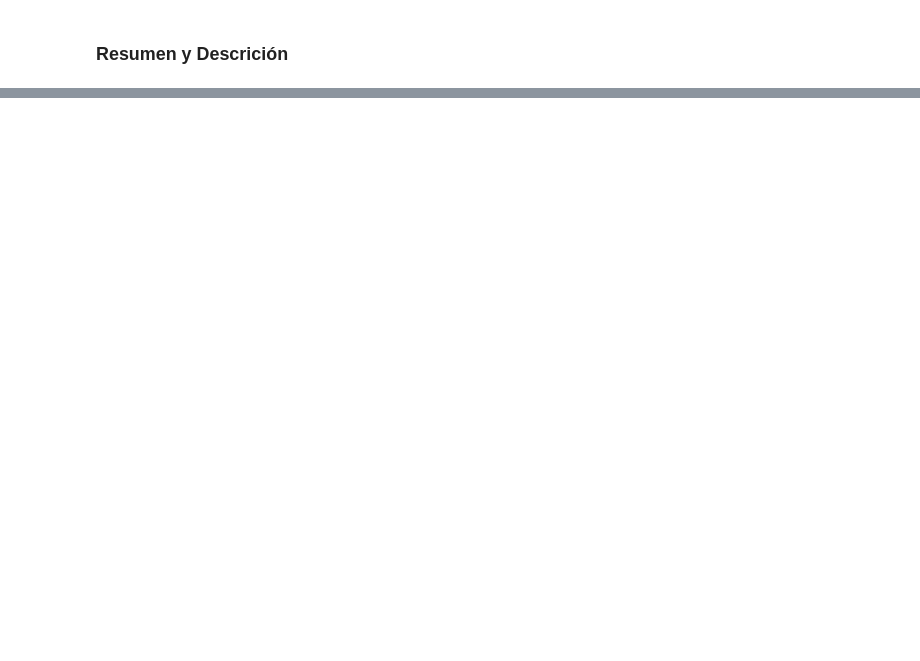
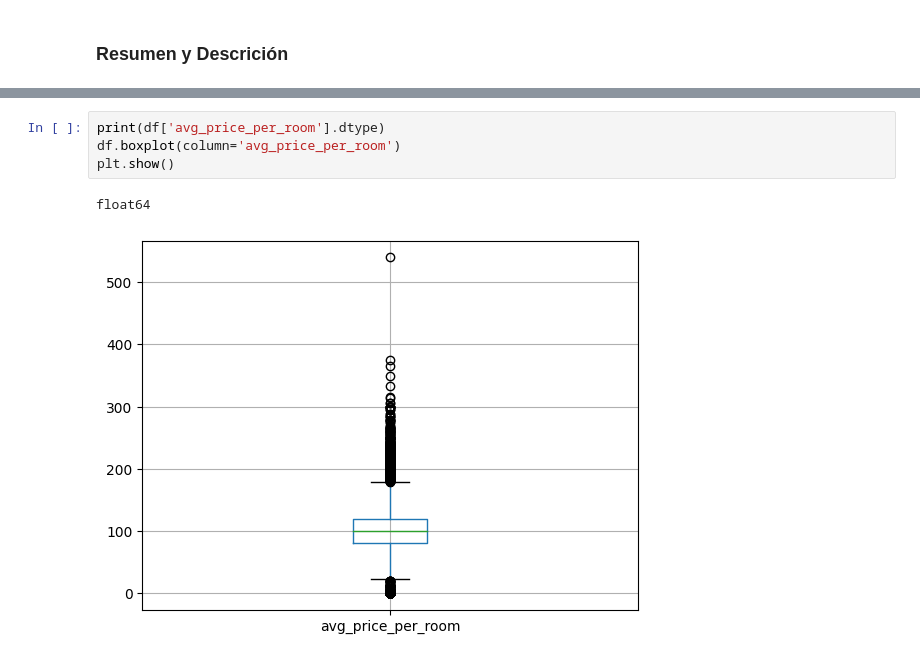
Before and after one commit to AlanSede24/DS1-project, a Jupyter notebook: ProyectoDS_Parte1_SedeAlan.ipynb, the cells around one changed output, grey strips where cells are left out. Drawn from its saved outputs; the diff is of its cells as text; blank space fills up the shorter version.

```diff
--- a/ProyectoDS_Parte1_SedeAlan.ipynb
+++ b/ProyectoDS_Parte1_SedeAlan.ipynb
@@ -44,0 +61,7 @@ memory usage: 283.5+ KB
+# %%
+print(df['avg_price_per_room'].dtype)
+df.boxplot(column='avg_price_per_room')
+plt.show()
+# %% [output]
+float64
+[figure, added]
```
Also changed, not shown: parts of 3 cells of this notebook.
